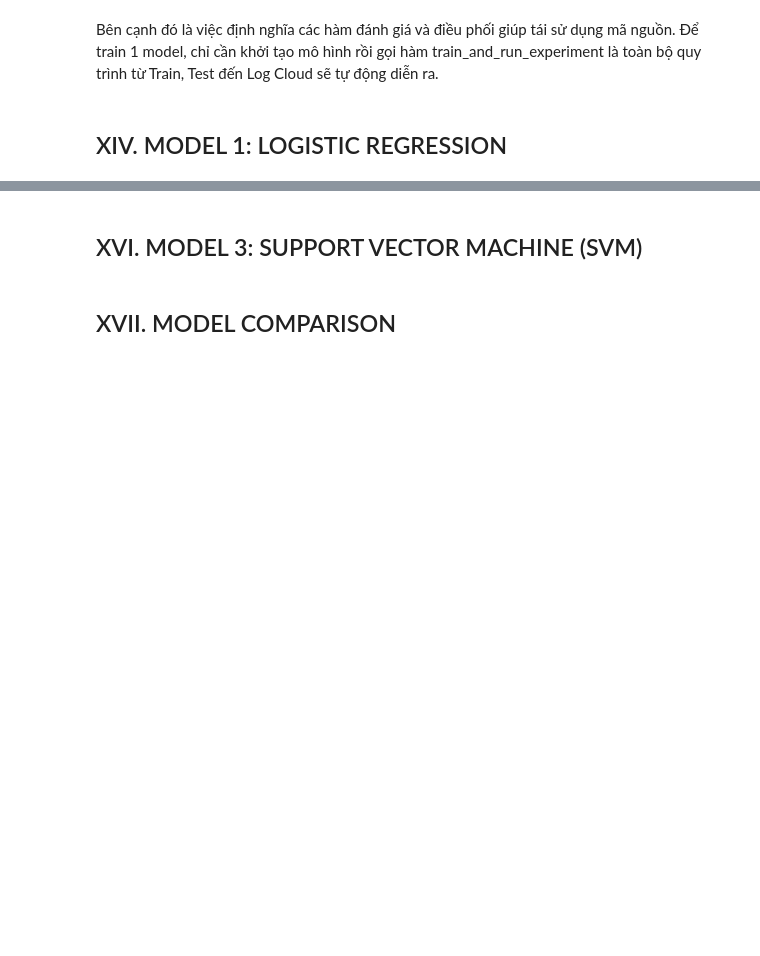
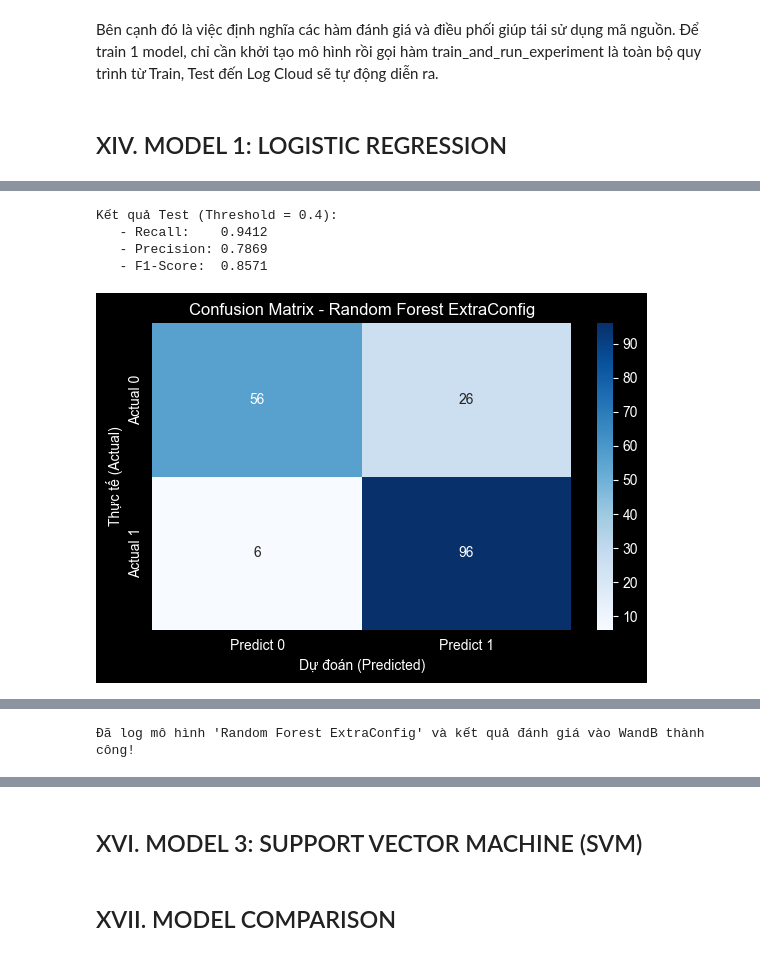
Before and after one commit to phat-05/heart-disease-classification, a Jupyter notebook: notebooks/project_analysis.ipynb, the cells around one changed output, grey strips where cells are left out. Saved outputs shown, nothing was run; the diff lists cells and outputs as text; code cells hidden in the pictures; blank space fills up the shorter version.

```diff
--- a/notebooks/project_analysis.ipynb
+++ b/notebooks/project_analysis.ipynb
@@ -1363,0 +1806,36 @@ def train_and_run_experiment(model, model_name, config, X_train, y_train, X_test
+# %%
+# RUN 2: ExtraConfig
+rf_extra = RandomForestClassifier(
+    n_estimators=300,
+    max_depth=None,
+    min_samples_split=5,
+    class_weight="balanced",
+    random_state=RANDOM_STATE
+)
+rf_extra.fit(X_train_prepared, y_train)
+
+# Đánh giá mô hình extra config
+metrics_extra, y_pred_extra, y_proba_extra = evaluate_model(
+    rf_extra,
+    "Random Forest ExtraConfig",
+    X_test_prepared,
+    y_test,
+    threshold=0.4
+)
+
+# Log lên WandB
+log_model_to_wandb(
+    rf_extra,
+    "Random Forest ExtraConfig",
+    rf_extra.get_params(),
+    y_test,
+    y_pred_extra,
+    y_proba_extra,
+    metrics_extra
+)
+# %% [output]
+Kết quả Test (Threshold = 0.4):
+   - Recall:    0.9412
+   - Precision: 0.7869
+   - F1-Score:  0.8571
+[figure, added]
@@ -1363,0 +1847 @@ def train_and_run_experiment(model, model_name, config, X_train, y_train, X_test
+Đã log mô hình 'Random Forest ExtraConfig' và kết quả đánh giá vào WandB thành công!
```
Also changed, not shown: parts of 57 cells of this notebook, 1 other file.
